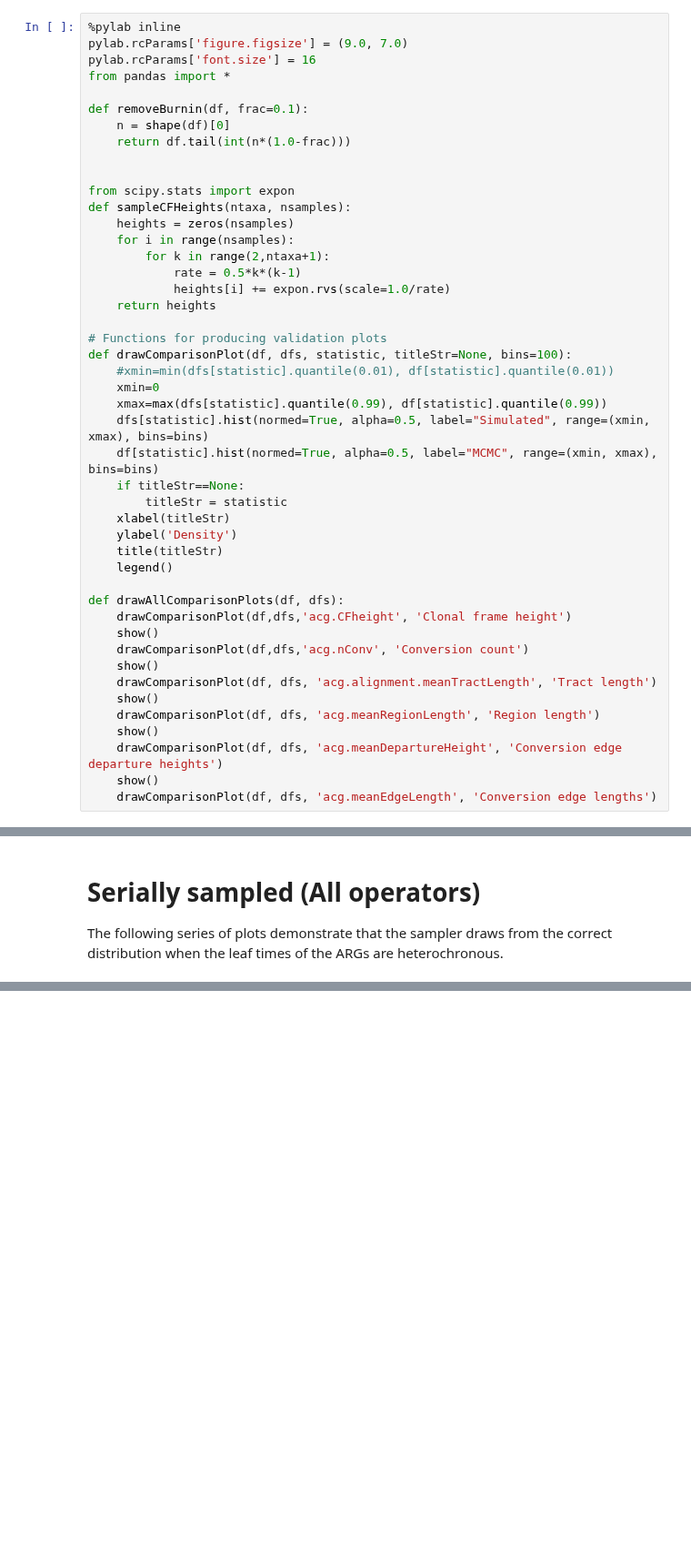
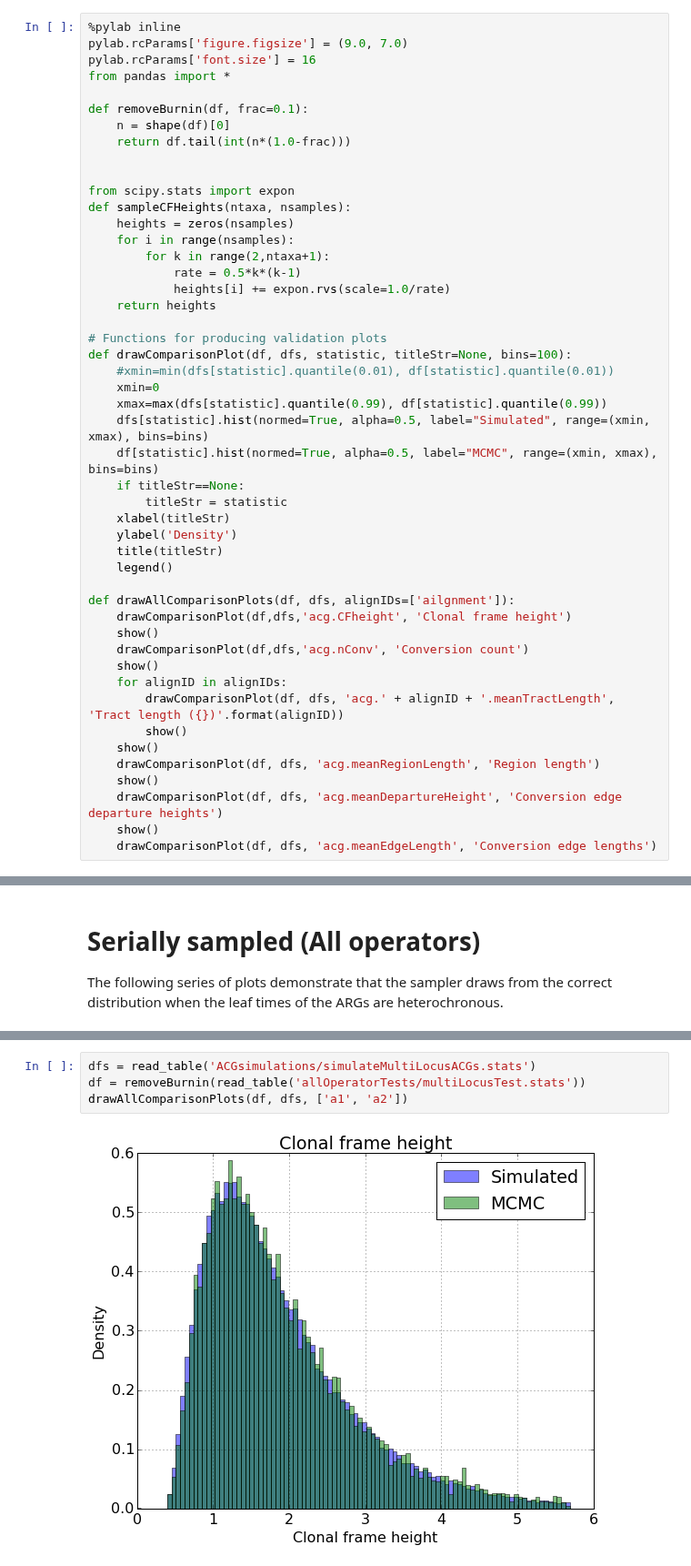
Before and after one commit to tgvaughan/bacter, a Jupyter notebook: examples/Validation.ipynb, the cells around one changed output, grey strips where cells are left out. Shown at 91% size. Cells and saved outputs as stored; diff of their text form; blank space fills up the shorter version.

```diff
--- a/examples/Validation.ipynb
+++ b/examples/Validation.ipynb
@@ -32,12 +32,14 @@ def drawComparisonPlot(df, dfs, statistic, titleStr=None, bins=100):
     title(titleStr)
     legend()
 
-def drawAllComparisonPlots(df, dfs):
+def drawAllComparisonPlots(df, dfs, alignIDs=['ailgnment']):
     drawComparisonPlot(df,dfs,'acg.CFheight', 'Clonal frame height')
     show()
     drawComparisonPlot(df,dfs,'acg.nConv', 'Conversion count')
     show()
-    drawComparisonPlot(df, dfs, 'acg.alignment.meanTractLength', 'Tract length')
+    for alignID in alignIDs:
+        drawComparisonPlot(df, dfs, 'acg.' + alignID + '.meanTractLength', 'Tract length ({})'.format(alignID))
+        show()
     show()
     drawComparisonPlot(df, dfs, 'acg.meanRegionLength', 'Region length')
     show()
@@ -274,0 +283,6 @@ drawAllComparisonPlots(df, dfs)
+# %%
+dfs = read_table('ACGsimulations/simulateMultiLocusACGs.stats')
+df = removeBurnin(read_table('allOperatorTests/multiLocusTest.stats'))
+drawAllComparisonPlots(df, dfs, ['a1', 'a2'])
+# %% [output]
+[figure, added]
```
Also changed, not shown: parts of 3 cells of this notebook, 3 other files.
